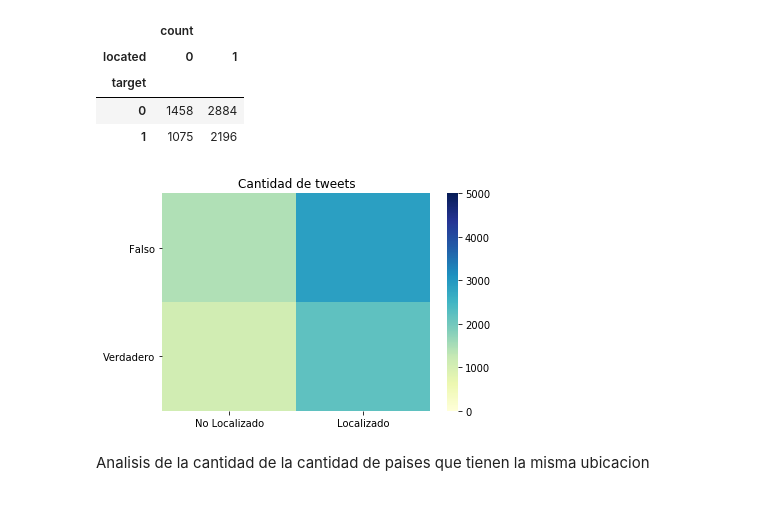
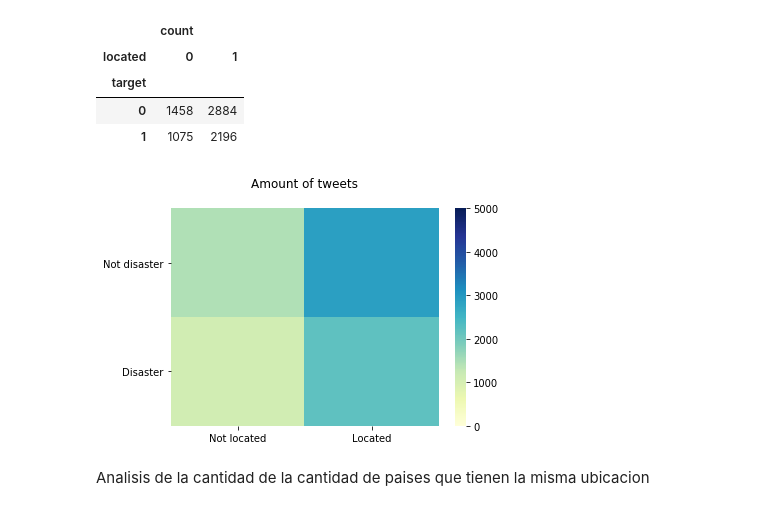
Before and after one commit to AgustinLeguizamon/datos_tp_1, a Jupyter notebook: tp1_tomas.ipynb, the cells around one changed output. Saved outputs shown, nothing was run; the diff lists cells and outputs as text; code cells hidden in the pictures.

```diff
--- a/tp1_tomas.ipynb
+++ b/tp1_tomas.ipynb
@@ -77,12 +78,12 @@ pivoted
 | 1 | 1075 | 2196 |
 # %%
 
-ax = sns.heatmap(pivoted,vmin=0, vmax=5000,cmap="YlGnBu",xticklabels=["No Localizado","Localizado"],yticklabels=["Falso","Verdadero"])
-ax.set(xlabel= "",ylabel = "",title= "Cantidad de tweets")
+ax = sns.heatmap(pivoted,vmin=0, vmax=5000,cmap="YlGnBu",xticklabels=["Not located","Located"],yticklabels=["Not disaster","Disaster"])
+ax.set(xlabel= "",ylabel = "",title= "Amount of tweets\n")
 ax.set_yticklabels(ax.get_yticklabels(), rotation =0)
 plt.savefig('plots/heatmap_loc_vs_tar.png')
 # %% [output]
-[figure, old version]
+[figure, new version]
 # %% [markdown]
 Analisis de la cantidad de la cantidad de paises que tienen la misma ubicacion
 # %%
```
Also changed, not shown: parts of 5 cells of this notebook, 7 other files.
